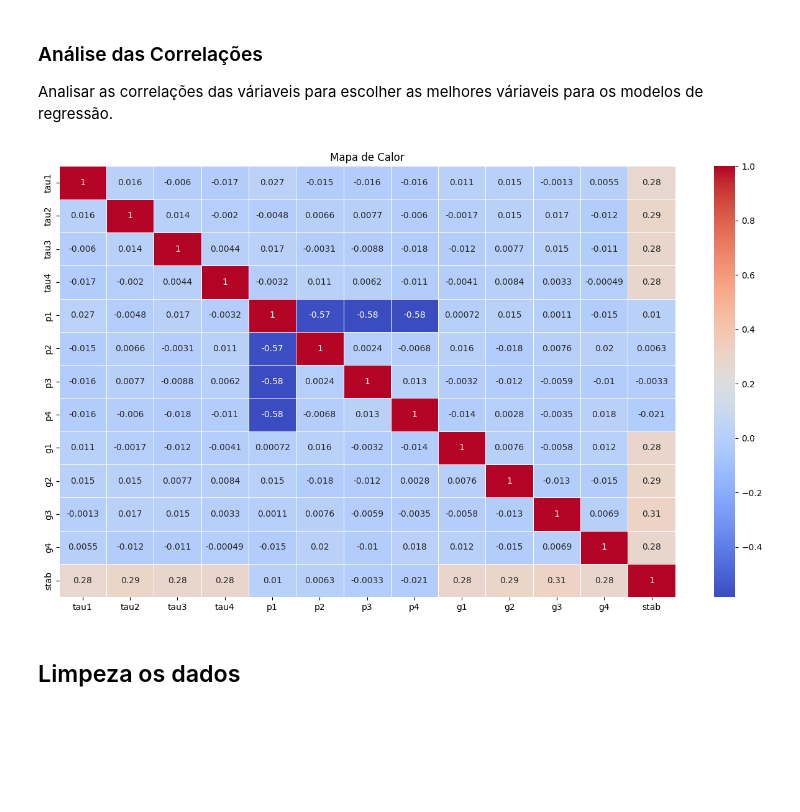
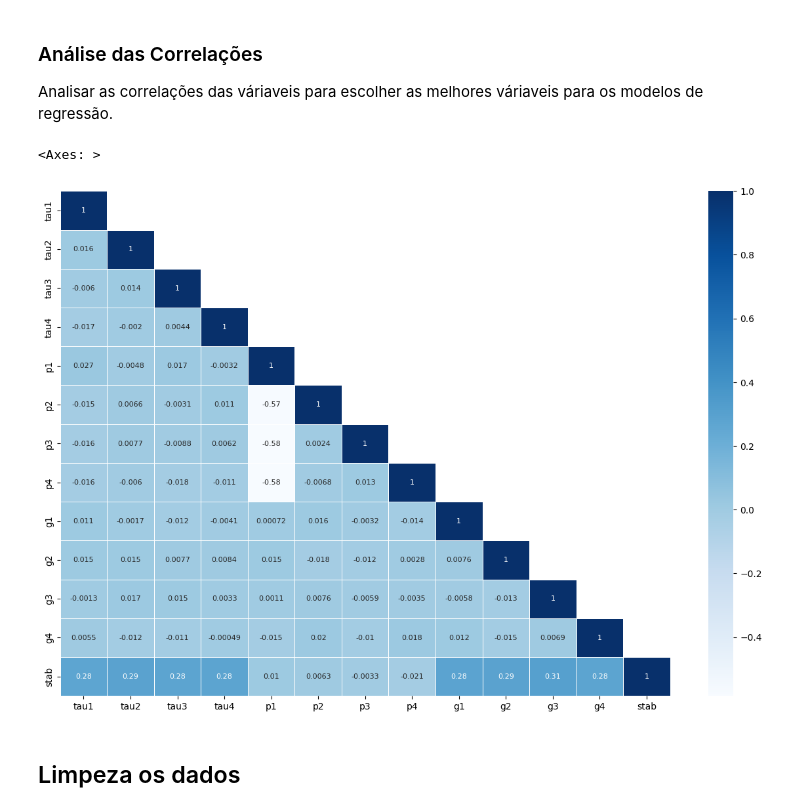
Before and after one commit to masterkey-07/smartgrid-ai-project, a Jupyter notebook: src/concept_proof.ipynb, the cells around one changed output. Drawn from its saved outputs; the diff is of its cells as text; code cells hidden in the pictures; blank space fills up the shorter version.

```diff
--- a/src/concept_proof.ipynb
+++ b/src/concept_proof.ipynb
@@ -56,18 +111,28 @@ data.drop(columns=['stabf'], inplace=True)
 ### Análise das Correlações
 
 Analisar as correlações das váriaveis para escolher as melhores váriaveis para os modelos de regressão.
-# %%
-import seaborn as sns
-from matplotlib import pyplot as plt
-
-correlation_matrix = data.corr()
-
-plt.figure(figsize=(16, 9))
-sns.heatmap(correlation_matrix, annot=True, cmap='coolwarm', linewidths=0.5)
-plt.title('Mapa de Calor')
-plt.show()
-# %% [output]
-[figure, removed]
+# %%
+correlation_matrix = data.corr()
+
+# Mantém apenas o triângulo superior
+correlation_matrix = np.tril(correlation_matrix)
+
+# Substitui os zeros por NaN para que não apareçam no mapa de calor
+correlation_matrix[correlation_matrix == 0] = np.nan
+
+height = 10
+width = 15
+plt.figure(figsize=(width, height))
+sns.heatmap(correlation_matrix,
+            annot=True,
+            xticklabels=data.columns,
+            yticklabels=data.columns,
+            annot_kws={"size": 8},
+            linewidth=.5,
+            cmap="Blues")
+# %% [output]
+<Axes: >
+[figure, added]
 # %% [markdown]
 ## Limpeza os dados
 # %% [markdown]
```
Also changed, not shown: parts of 22 cells of this notebook.
